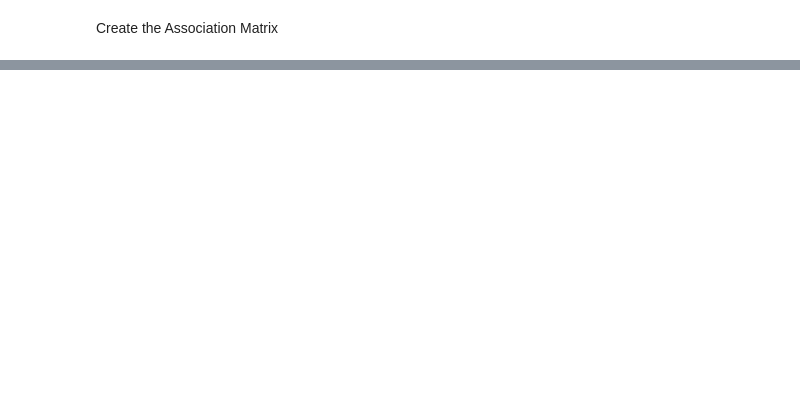
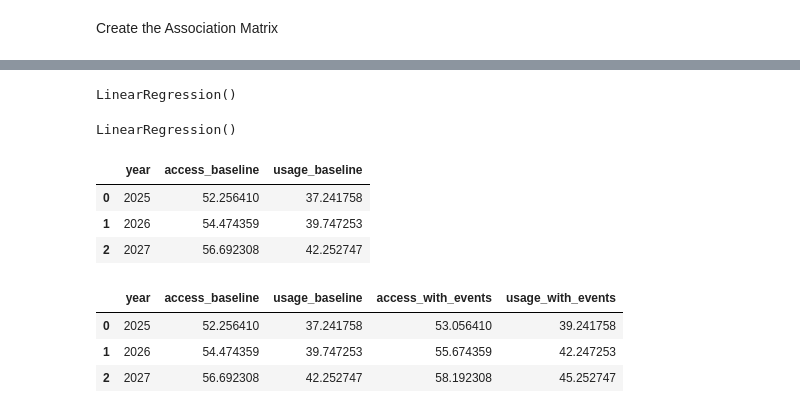
Before and after one commit to zenawitkmariam/ethiopia-fi-forcast, a Jupyter notebook: notebooks/DataExploration.ipynb, the cells around one changed output, grey strips where cells are left out. Saved outputs shown, nothing was run; the diff lists cells and outputs as text; code cells hidden in the pictures; blank space fills up the shorter version.

```diff
--- a/notebooks/DataExploration.ipynb
+++ b/notebooks/DataExploration.ipynb
@@ -650,0 +661,29 @@ display(association_matrix)
+# %%
+y_access = df_targets["account_ownership"]
+
+model_access = LinearRegression()
+model_access.fit(X, y_access)
+# %% [output]
+LinearRegression()
+# %%
+y_usage = df_targets["digital_payment_usage"]
+
+model_usage = LinearRegression()
+model_usage.fit(X, y_usage)
+# %% [output]
+LinearRegression()
+# %%
+future_years = pd.DataFrame({"year": [2025, 2026, 2027]})
+
+baseline_forecast = pd.DataFrame({
+    "year": future_years["year"],
+    "access_baseline": model_access.predict(future_years),
+    "usage_baseline": model_usage.predict(future_years)
+})
+
+baseline_forecast
+# %% [output]
+|  | year | access_baseline | usage_baseline |
+| 0 | 2025 | 52.256410 | 37.241758 |
+| 1 | 2026 | 54.474359 | 39.747253 |
+| 2 | 2027 | 56.692308 | 42.252747 |
@@ -650,0 +703,19 @@ display(association_matrix)
+# %%
+event_forecast = baseline_forecast.copy()
+
+event_forecast["access_with_events"] = (
+    event_forecast["access_baseline"] +
+    event_forecast["year"].map(event_effects["access"])
+)
+
+event_forecast["usage_with_events"] = (
+    event_forecast["usage_baseline"] +
+    event_forecast["year"].map(event_effects["usage"])
+)
+
+event_forecast
+# %% [output]
+|  | year | access_baseline | usage_baseline | access_with_events | usage_with_events |
+| 0 | 2025 | 52.256410 | 37.241758 | 53.056410 | 39.241758 |
+| 1 | 2026 | 54.474359 | 39.747253 | 55.674359 | 42.247253 |
+| 2 | 2027 | 56.692308 | 42.252747 | 58.192308 | 45.252747 |
```
Also changed, not shown: parts of 8 cells of this notebook.
